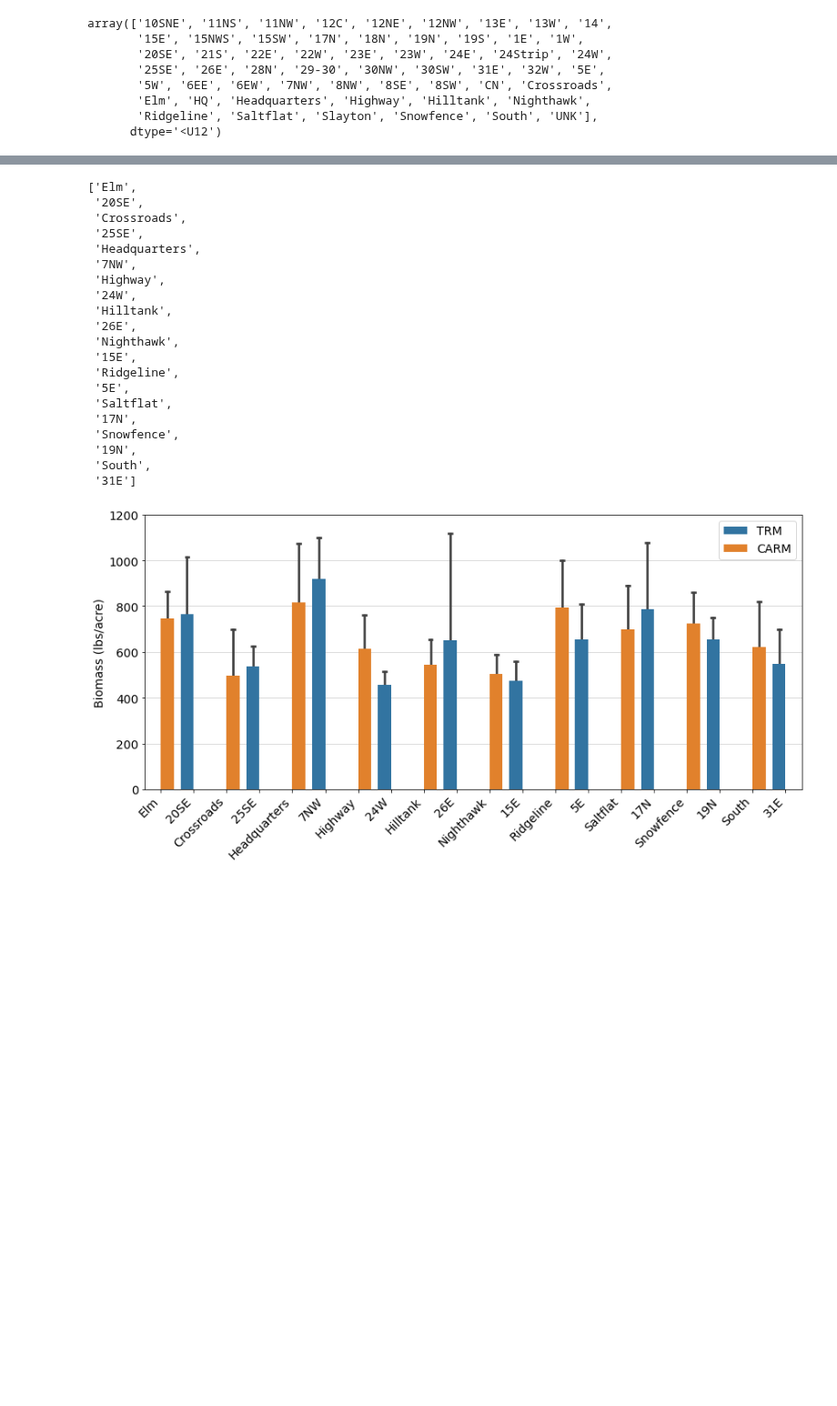
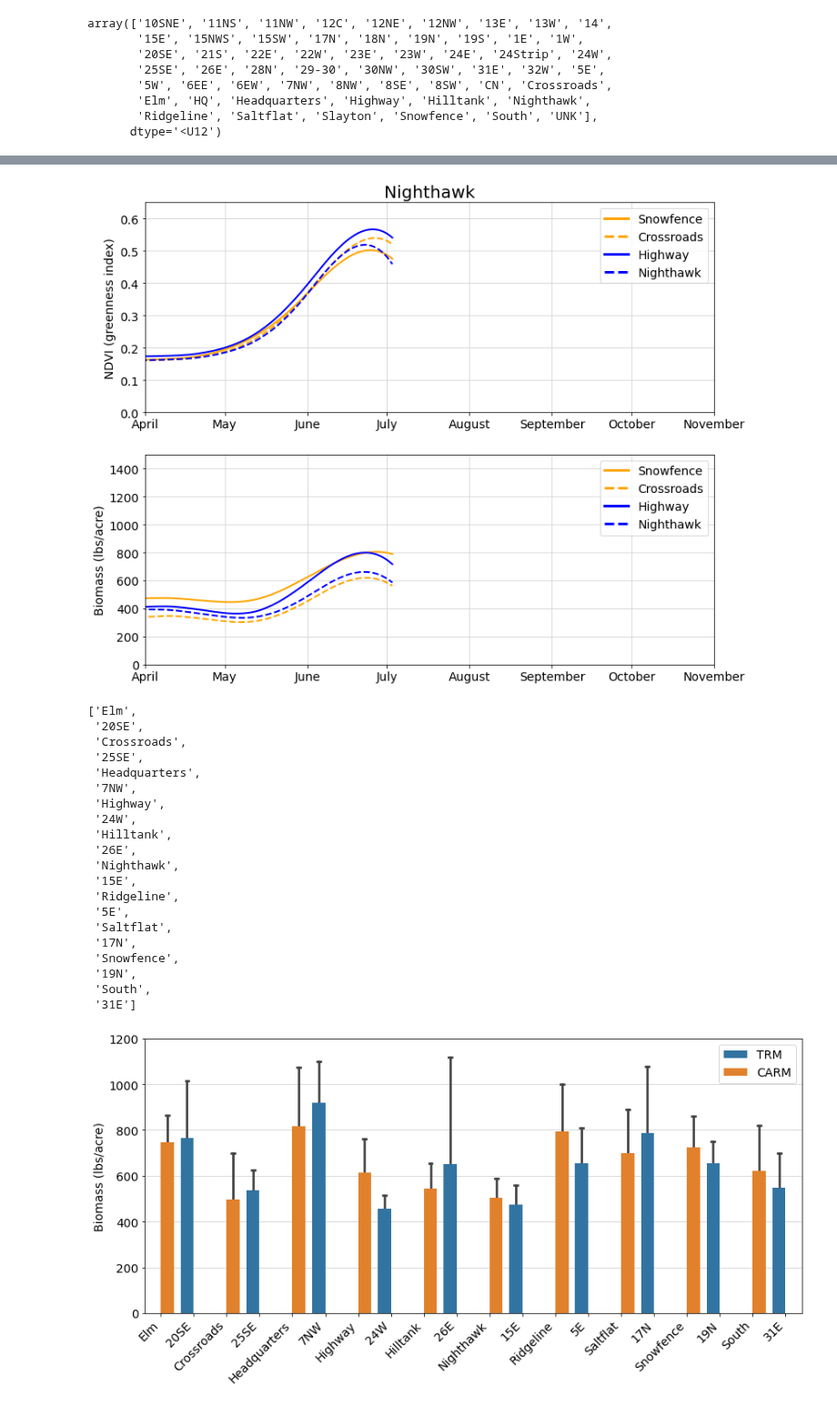
Before and after one commit to kearney-sp/hls_nrt, a Jupyter notebook: extras/HLS2_plot_for_basecamp.ipynb, the cells around one changed output, grey strips where cells are left out. Shown at 91% size. Drawn from its saved outputs; the diff is of its cells as text; code cells hidden in the pictures; blank space fills up the shorter version.

```diff
--- a/extras/HLS2_plot_for_basecamp.ipynb
+++ b/extras/HLS2_plot_for_basecamp.ipynb
@@ -169,12 +169,12 @@ if save_plots:
         axs[0].plot(ds_comp_dates, ds_comp['NDVI'].where(ds['Pasture'] == past).mean(dim=['y', 'x']).values,  linewidth=2)
         axs[0].plot(ds.date.values, ds['NDVI'].where(ds['Pasture'] == past).mean(dim=['y', 'x']).values,  linewidth=2)
         axs[0].grid(color='lightgrey', axis='both')
-        axs[0].set_ylim(0.0, 0.45)
+        axs[0].set_ylim(0.0, 0.65)
 
         custom_lines = [Line2D([0], [0], color='grey', linestyle='dashed', lw=3),
                         Line2D([0], [0], color=cmap(0), lw=3),
                         Line2D([0], [0], color=cmap(1), lw=3)]
-        axs[0].legend(custom_lines, ['30-yr average', '2020', '2022'], fontsize=14)
+        axs[0].legend(custom_lines, ['30-yr average', '2014', '2023'], fontsize=14)
         axs[0].xaxis.set_major_formatter(myFmt)
         axs[0].set_ylabel('NDVI (greenness index)')
         axs[0].set_title(past, fontdict={'fontsize': 20})
@@ -185,17 +185,58 @@ if save_plots:
 
         custom_lines = [Line2D([0], [0], color=cmap(0), lw=3),
                         Line2D([0], [0], color=cmap(1), lw=3)]
-        axs[1].legend(custom_lines, ['2020', '2022'], fontsize=14)
+        axs[1].legend(custom_lines, ['2014', '2023'], fontsize=14)
         axs[1].xaxis.set_major_formatter(myFmt)
         axs[1].set_ylabel('Biomass (lbs/acre)')
         axs[1].set_ylim(0, 1500)
 
         for ax in axs:
-            ax.set_xlim([datetime(2022, 4, 1), datetime(2022, 11, 1)])
+            ax.set_xlim([datetime(2023, 4, 1), datetime(2023, 11, 1)])
             for item in ([ax.xaxis.label, ax.yaxis.label] + ax.get_xticklabels() + ax.get_yticklabels()):
                 item.set_fontsize(14)
-        plt.savefig('/90daydata/cper_neon_aop/hls_nrt/cper/carm_figs/ndvi_bm_2022vs2020_' + past + '.png', dpi=300)
+        plt.savefig('/90daydata/cper_neon_aop/hls_nrt/cper/carm_figs/ndvi_bm_2023vs2014_' + past + '.png', dpi=300)
         plt.close()
+# %%
+# custom  comparisons between pastures for year
+if save_plots:
+    fig, axs = plt.subplots(nrows=2, figsize=(12, 10))
+    colors = ['orange', 'orange', 'blue', 'blue']
+    styles = ['solid', 'dashed', 'solid', 'dashed']
+    for idx, past in enumerate(tqdm(['Snowfence', 'Crossroads', 'Highway', 'Nighthawk'])):
+        #axs[0].plot(ds_ndvi_lta.date.values, ds_ndvi_lta.where(ds['Pasture'] == past).mean(dim=['y', 'x']).values, color='grey', linestyle='dashed',  linewidth=2)
+        #axs[0].plot(ds_comp_dates, ds_comp['NDVI'].where(ds['Pasture'] == past).mean(dim=['y', 'x']).values,  linewidth=2)
+        axs[0].plot(ds.date.values, ds['NDVI'].where(ds['Pasture'] == past).mean(dim=['y', 'x']).values,
+                    linewidth=2, color=colors[idx], linestyle=styles[idx])
+        axs[0].grid(color='lightgrey', axis='both')
+        axs[0].set_ylim(0.0, 0.65)
+
+        #axs[0].legend(custom_lines, ['30-yr average', '2014', '2023'], fontsize=14)
+        axs[0].xaxis.set_major_formatter(myFmt)
+        axs[0].set_ylabel('NDVI (greenness index)')
+        axs[0].set_title(past, fontdict={'fontsize': 20})
+
+        #axs[1].plot(ds_comp_dates, ds_comp['Biomass'].where(ds['Pasture'] == past).mean(dim=['y', 'x']).values,  linewidth=2)
+        axs[1].plot(ds.date.values, ds['Biomass'].where(ds['Pasture'] == past).mean(dim=['y', 'x']).values,
+                    linewidth=2, color=colors[idx], linestyle=styles[idx])
+        axs[1].grid(color='lightgrey', axis='both')
+        axs[1].xaxis.set_major_formatter(myFmt)
+        axs[1].set_ylabel('Biomass (lbs/acre)')
+        axs[1].set_ylim(0, 1500)
+
+        for ax in axs:
+            ax.set_xlim([datetime(2023, 4, 1), datetime(2023, 11, 1)])
+            for item in ([ax.xaxis.label, ax.yaxis.label] + ax.get_xticklabels() + ax.get_yticklabels()):
+                item.set_fontsize(14)
+    custom_lines = [Line2D([0], [0], color='orange', linestyle='solid', lw=3),
+                    Line2D([0], [0], color='orange', linestyle='dashed', lw=3),
+                    Line2D([0], [0], color='blue', linestyle='solid', lw=3),
+                    Line2D([0], [0], color='blue', linestyle='dashed', lw=3)]
+    axs[0].legend(custom_lines, ['Snowfence', 'Crossroads', 'Highway', 'Nighthawk'], fontsize=14)
+    axs[1].legend(custom_lines, ['Snowfence', 'Crossroads', 'Highway', 'Nighthawk'], fontsize=14)
+        #plt.savefig('/90daydata/cper_neon_aop/hls_nrt/cper/carm_figs/ndvi_bm_2023vs2014_' + past + '.png', dpi=300)
+        #plt.close()
+# %% [output]
+[figure, added]
 # %%
 carm_trm_dict = {}
 for past in ['Elm', 'Crossroads', 'Headquarters', 'Highway', 'Hilltank', 'Nighthawk',
```
Also changed, not shown: parts of 7 cells of this notebook, 8 other files.
